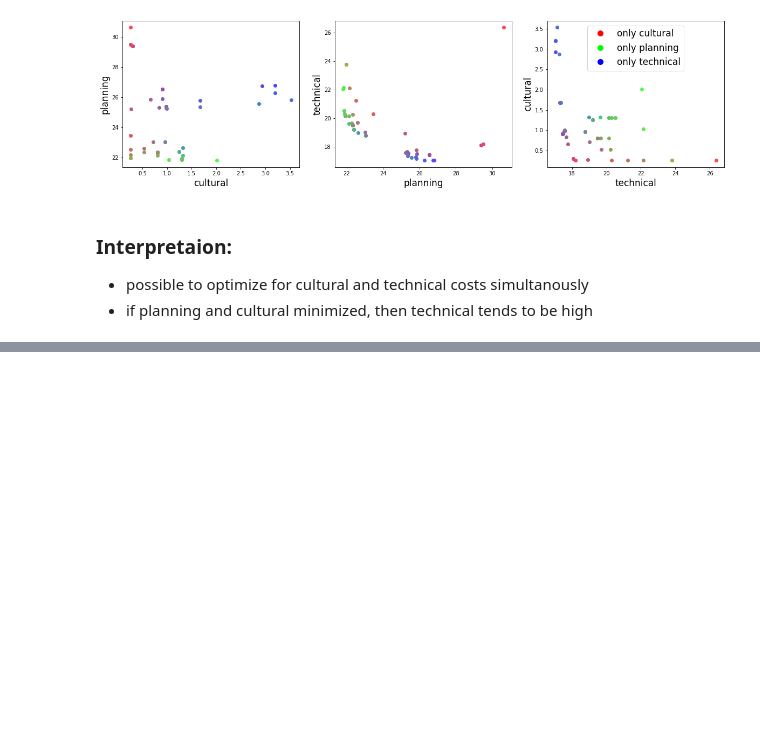
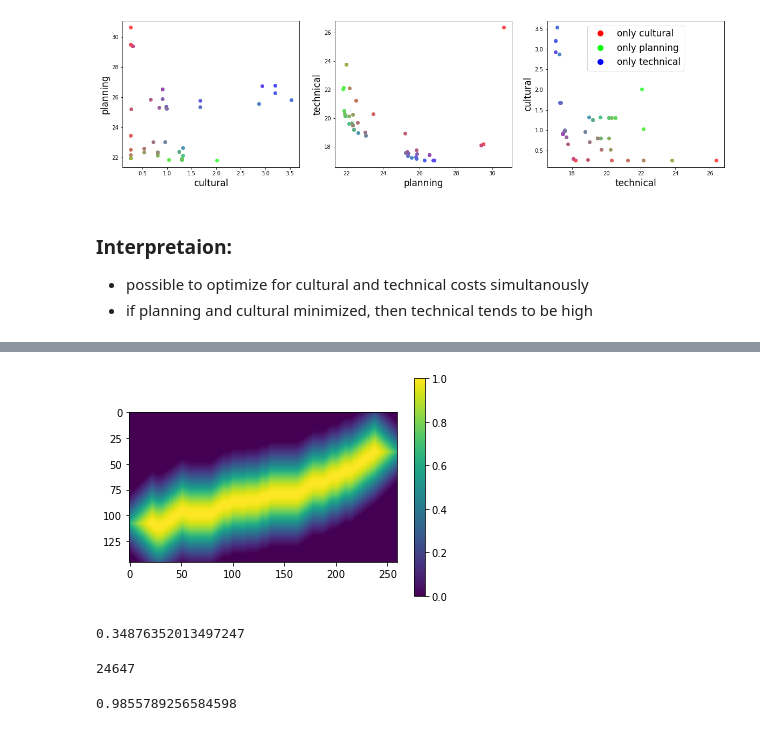
Before and after one commit to NinaWie/PowerPlanner, a Jupyter notebook: notebooks/pareto.ipynb, the cells around one changed output, grey strips where cells are left out. Drawn from its saved outputs; the diff is of its cells as text; code cells hidden in the pictures; blank space fills up the shorter version.

```diff
--- a/notebooks/pareto.ipynb
+++ b/notebooks/pareto.ipynb
@@ -401,0 +416,15 @@ paths = get_pareto(
+# %%
+corridor = corridor_dilate.copy()
+# %%
+corridor = normalize(gauss(normalize(corridor)))
+# %%
+plt.imshow(corridor)
+plt.colorbar()
+plt.show()
+# %% [output]
+[figure, added]
+# %%
+m = np.mean(corridor)
+m
+# %% [output]
+0.34876352013497247
@@ -401,0 +437,14 @@ paths = get_pareto(
+# %%
+print(len(corridor_dilate[corridor_dilate>0]))
+# %% [output]
+24647
+# %%
+corr_greater_zero = corridor[corridor > 0]
+cutoff = np.quantile(corr_greater_zero, factor)
+print(cutoff)
+if cutoff == 1:
+    corridor = corridor - factor
+else:
+    corridor = corridor + 0.5 - max([cutoff, 0.5])
+# %% [output]
+0.9855789256584598
```
Also changed, not shown: parts of 49 cells of this notebook, 10 other files.
